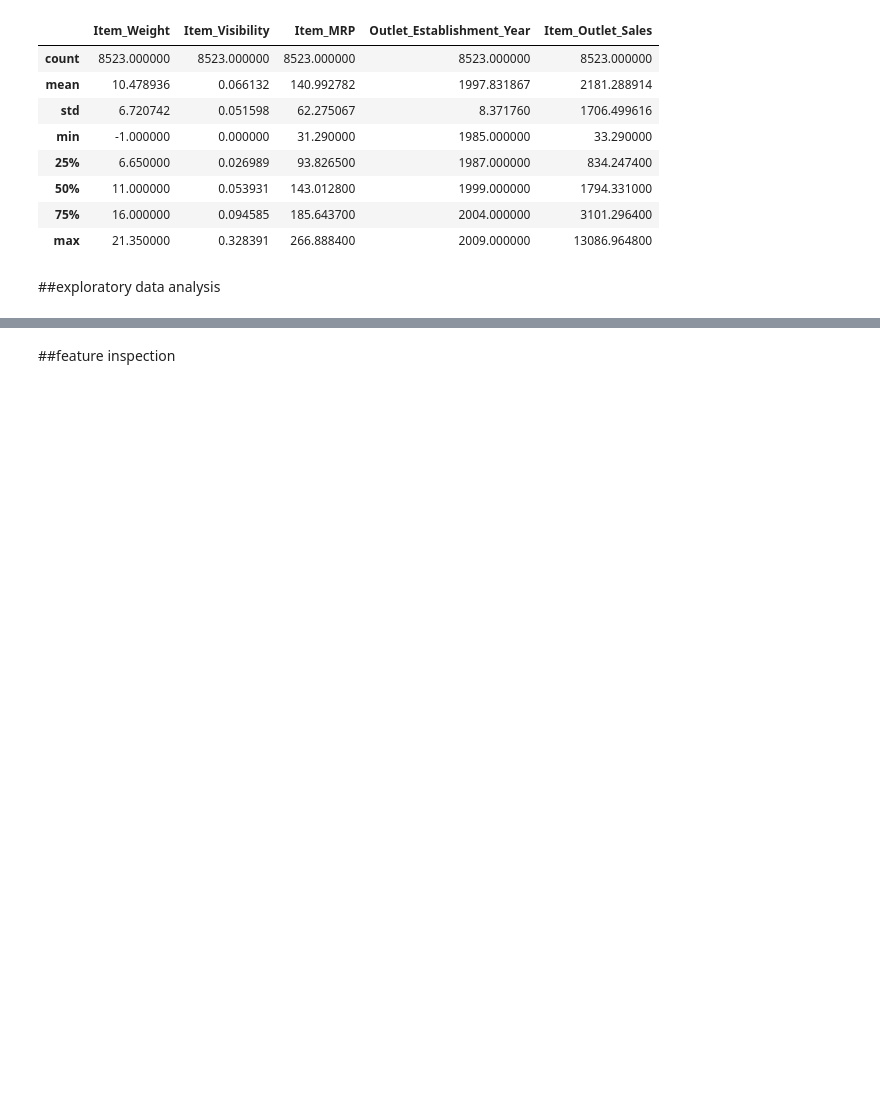
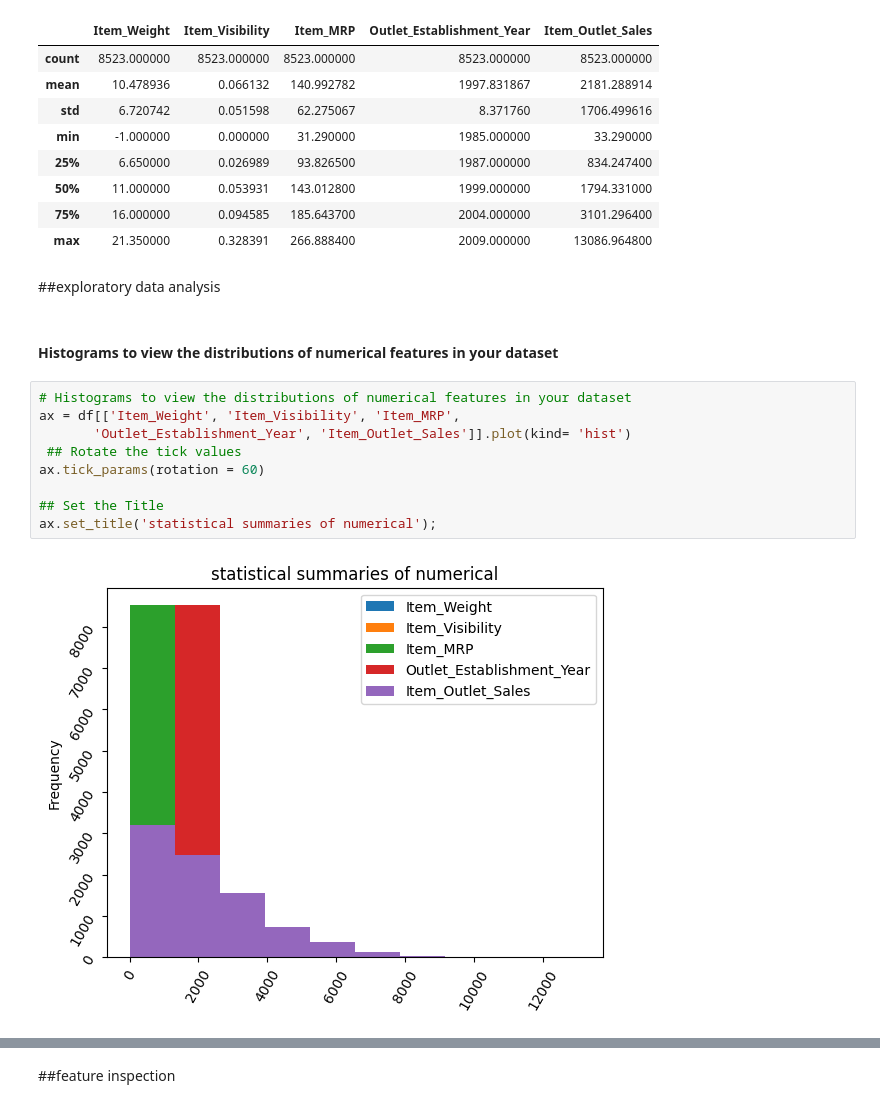
Before and after one commit to Lidivinekeng/Prediction_of_product_sales, a Jupyter notebook: lidivine_kengne_sales_prediction_project.ipynb, the cells around one changed output, grey strips where cells are left out. Saved outputs shown, nothing was run; the diff lists cells and outputs as text; blank space fills up the shorter version.

```diff
--- a/lidivine_kengne_sales_prediction_project.ipynb
+++ b/lidivine_kengne_sales_prediction_project.ipynb
@@ -286,3 +295,16 @@ df.describe()
 | max | 21.350000 | 0.328391 | 266.888400 | 2009.000000 | 13086.964800 |
 # %% [markdown]
 ##exploratory data analysis
+# %% [markdown]
+#### Histograms to view the distributions of numerical features in your dataset
+# %%
+# Histograms to view the distributions of numerical features in your dataset
+ax = df[['Item_Weight', 'Item_Visibility', 'Item_MRP',
+       'Outlet_Establishment_Year', 'Item_Outlet_Sales']].plot(kind= 'hist')
+ ## Rotate the tick values
+ax.tick_params(rotation = 60)
+
+## Set the Title
+ax.set_title('statistical summaries of numerical');
+# %% [output]
+[figure, added]
```
Also changed, not shown: parts of 16 cells of this notebook.
